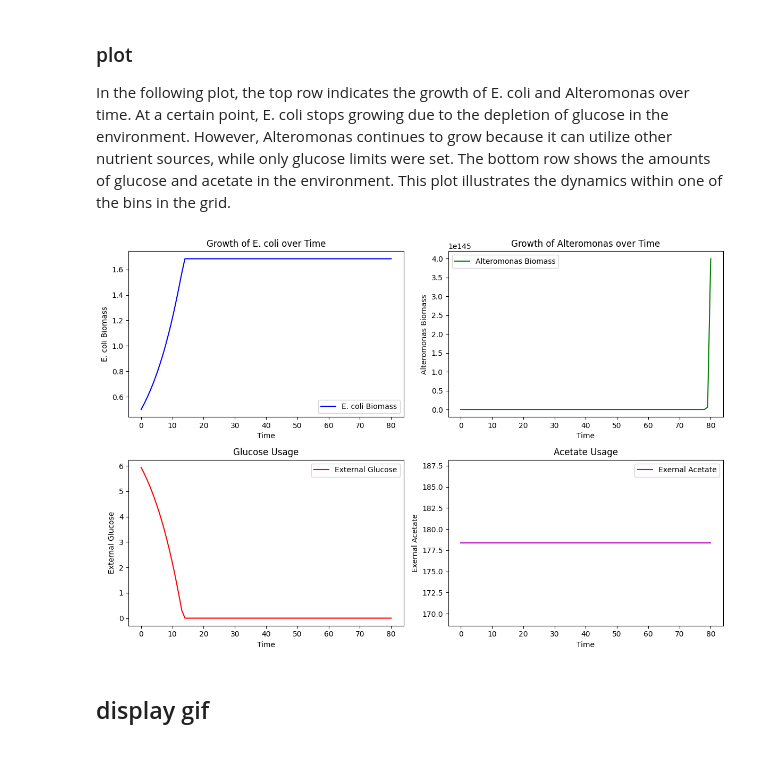
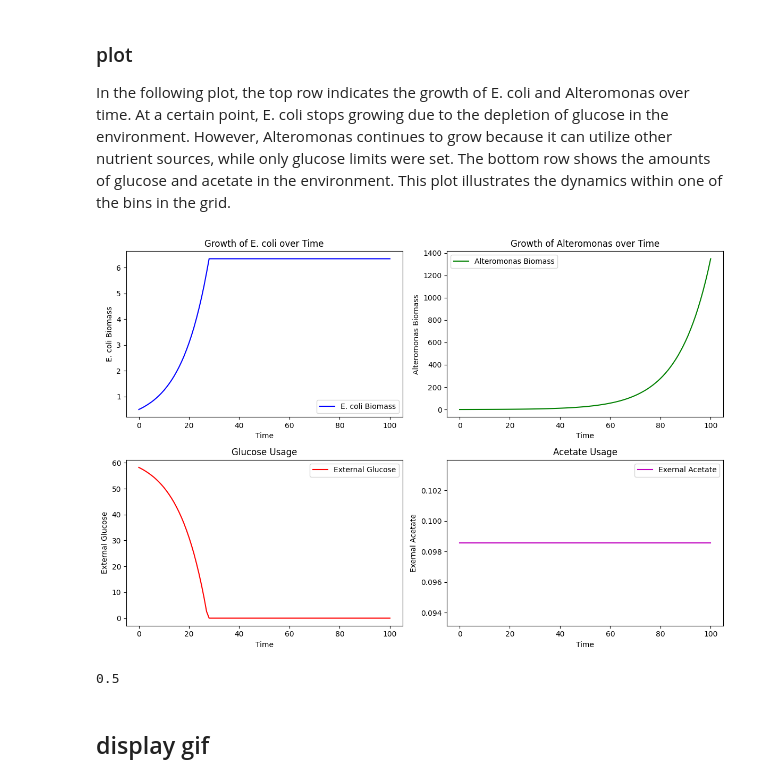
Before and after one commit to vivarium-collective/VivaComets, a Jupyter notebook: notebooks/Spatial_DFBA.ipynb, the cells around one changed output. Drawn from its saved outputs; the diff is of its cells as text; code cells hidden in the pictures.

```diff
--- a/notebooks/Spatial_DFBA.ipynb
+++ b/notebooks/Spatial_DFBA.ipynb
@@ -68,7 +67,7 @@ def run_dfba_simulation(config, total_time):
         'uniform': {
             'species': {
                 'ecoli': 0.5,
-                'Alteromonas': 0.3
+                'Alteromonas': 0.5
             }}}
     initial_species = spatial_dfba.initial_state(initial_species_config)
 
@@ -202,12 +262,16 @@ Completed in 174.91 seconds
 ### plot
 In the following plot, the top row indicates the growth of E. coli and Alteromonas over time. At a certain point, E. coli stops growing due to the depletion of glucose in the environment. However, Alteromonas continues to grow because it can utilize other nutrient sources, while only glucose limits were set. The bottom row shows the amounts of glucose and acetate in the environment. This plot illustrates the dynamics within one of the bins in the grid.
 # %%
-plot_dfba_bin_data(data, x=1, y=2)
+plot_dfba_bin_data(data, x=1, y=3)
 # %% [output]
-[figure, old version]
+[figure, new version]
 # %%
 ## 0,0 bin should have 0 glucose, so 0 growth
 # plot_dfba_bin_data(data, x=0, y=0)
+data.keys()
+data["species"]["Alteromonas"][0][2][1]
+# %% [output]
+0.5
 # %% [markdown]
 ## display gif
 # %%
```
Also changed, not shown: parts of 5 cells of this notebook, 3 other files.
